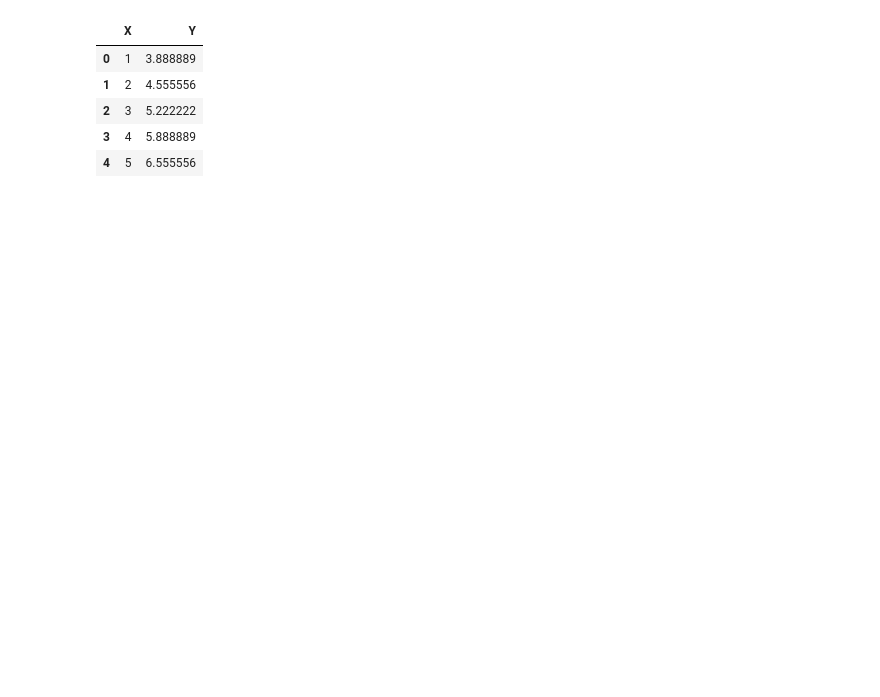
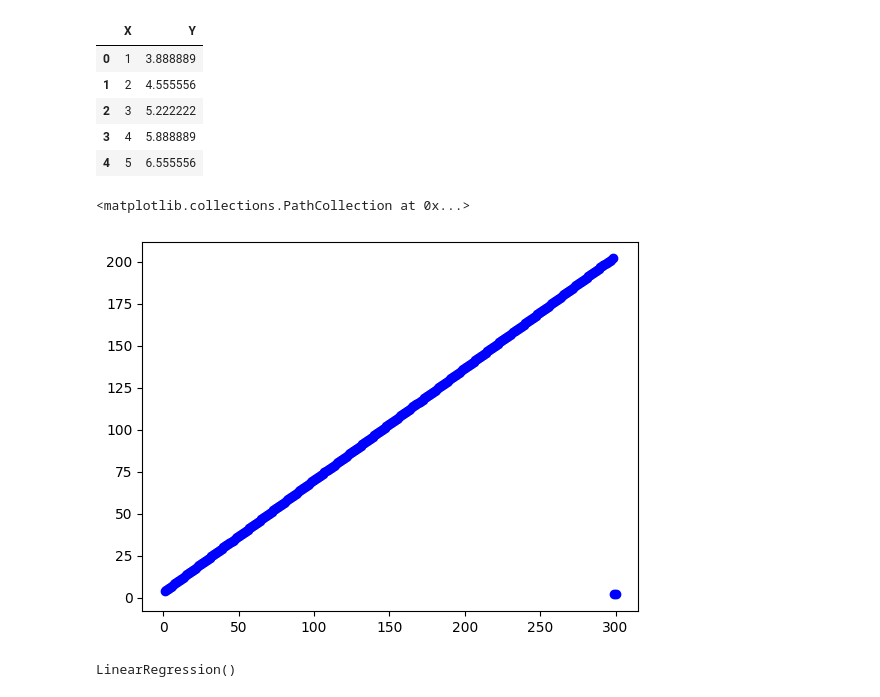
Before and after one commit to yasath-04/UOM-AI-session_Term1, a Jupyter notebook: session-4/linearRegressionModel.ipynb, the cells around one changed output. Saved outputs shown, nothing was run; the diff lists cells and outputs as text; code cells hidden in the pictures; blank space fills up the shorter version.

Commit message:
linear model

```diff
--- a/session-4/linearRegressionModel.ipynb
+++ b/session-4/linearRegressionModel.ipynb
@@ -13,3 +15,13 @@ df.head()
 | 2 | 3 | 5.222222 |
 | 3 | 4 | 5.888889 |
 | 4 | 5 | 6.555556 |
+# %%
+plt.scatter(df['X'], df['Y'], color='blue', label='Data Points')
+# %% [output]
+<matplotlib.collections.PathCollection at 0x...>
+[figure, added]
+# %%
+model = LinearRegression()
+model.fit(df[['X']], df['Y'])
+# %% [output]
+LinearRegression()
```
Also changed, not shown: parts of 5 cells of this notebook.
